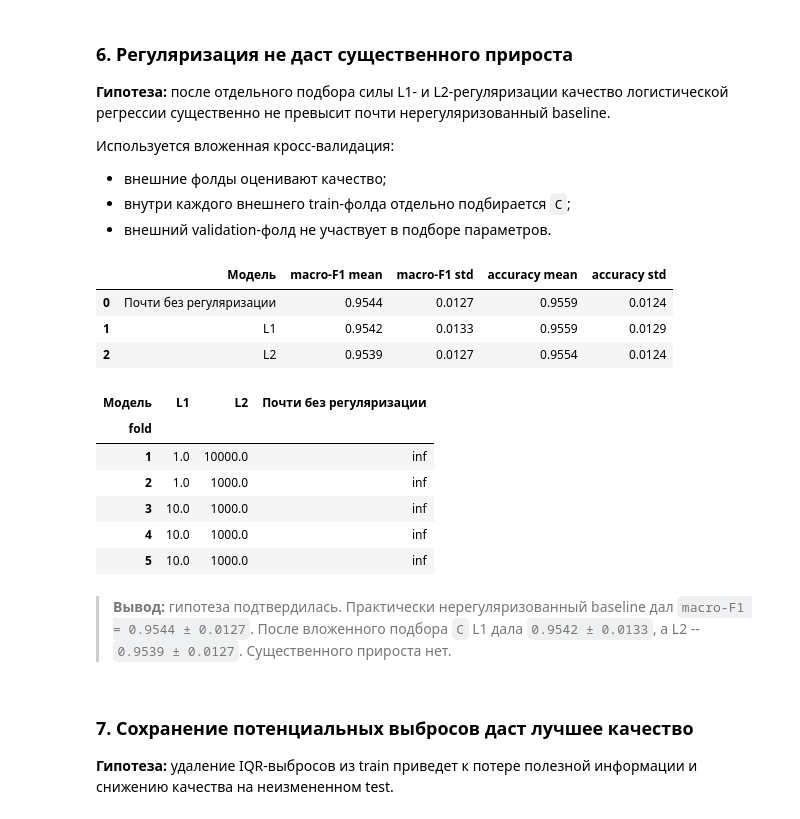
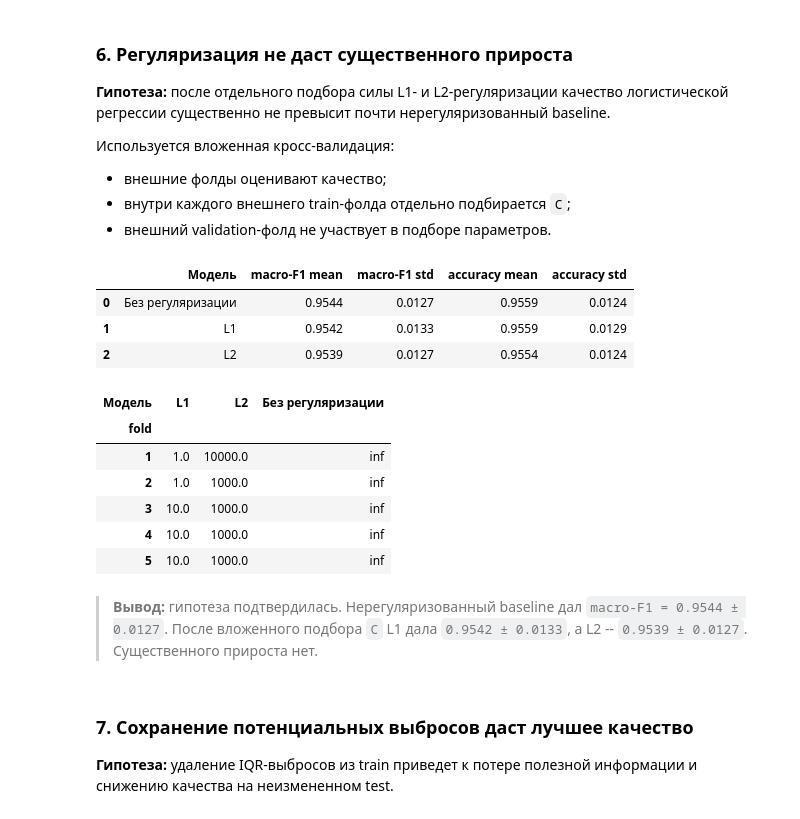
Before and after one commit to DmitryS-01/mlStartHWsSorochan, a Jupyter notebook: research.ipynb, the cells around one changed output. Saved outputs shown, nothing was run; the diff lists cells and outputs as text; code cells hidden in the pictures.

```diff
--- a/research.ipynb
+++ b/research.ipynb
@@ -300,7 +306,7 @@ C_GRID = [0.001, 0.01, 0.1, 1, 10, 100, 1_000, 10_000]
 # C=1e6 означает настолько слабую L2-регуляризацию,
 # что модель используется как практически нерегуляризованный baseline.
 regularization_settings = {
-    "Почти без регуляризации": {
+    "Без регуляризации": {
         "l1_ratio": 0.0,
         "C_values": [np.inf],
     },
@@ -394,37 +400,37 @@ for fold, (train_idx, valid_idx) in enumerate(CV.split(X, y), start=1):
                 "C": best_c,
             }
         )
         regularization_oof_predictions[model_name][valid_idx] = predictions
 
 regularization_results = pd.DataFrame(regularization_rows)
 regularization_best_c = pd.DataFrame(regularization_best_c)
 
 regularization_summary = (
     regularization_results
     .groupby("Модель", sort=False)
     .agg(
         **{
             "macro-F1 mean": ("macro-F1", "mean"),
             "macro-F1 std": ("macro-F1", "std"),
             "accuracy mean": ("accuracy", "mean"),
             "accuracy std": ("accuracy", "std"),
         }
     )
     .reset_index()
 )
 
 display(regularization_summary.round(4))
 regularization_best_c.pivot(
     index="fold",
     columns="Модель",
     values="C",
 )
 # %% [output]
 |  | Модель | macro-F1 mean | macro-F1 std | accuracy mean | accuracy std |
-| 0 | Почти без регуляризации | 0.9544 | 0.0127 | 0.9559 | 0.0124 |
+| 0 | Без регуляризации | 0.9544 | 0.0127 | 0.9559 | 0.0124 |
 | 1 | L1 | 0.9542 | 0.0133 | 0.9559 | 0.0129 |
 | 2 | L2 | 0.9539 | 0.0127 | 0.9554 | 0.0124 |
-| Модель | L1 | L2 | Почти без регуляризации |
+| Модель | L1 | L2 | Без регуляризации |
 | fold |  |  |  |
 | 1 | 1.0 | 10000.0 | inf |
 | 2 | 1.0 | 1000.0 | inf |
@@ -432,7 +438,7 @@ regularization_best_c.pivot(
 | 4 | 10.0 | 1000.0 | inf |
 | 5 | 10.0 | 1000.0 | inf |
 # %% [markdown]
-> **Вывод:** гипотеза подтвердилась. Практически нерегуляризованный baseline дал `macro-F1 = 0.9544 ± 0.0127`. После вложенного подбора `C` L1 дала `0.9542 ± 0.0133`, а L2 -- `0.9539 ± 0.0127`. Существенного прироста нет.
+> **Вывод:** гипотеза подтвердилась. Нерегуляризованный baseline дал `macro-F1 = 0.9544 ± 0.0127`. После вложенного подбора `C` L1 дала `0.9542 ± 0.0133`, а L2 -- `0.9539 ± 0.0127`. Существенного прироста нет.
 # %% [markdown]
 ### 7. Сохранение потенциальных выбросов даст лучшее качество
 
```
Also changed, not shown: parts of 7 cells of this notebook, 1 other file.
